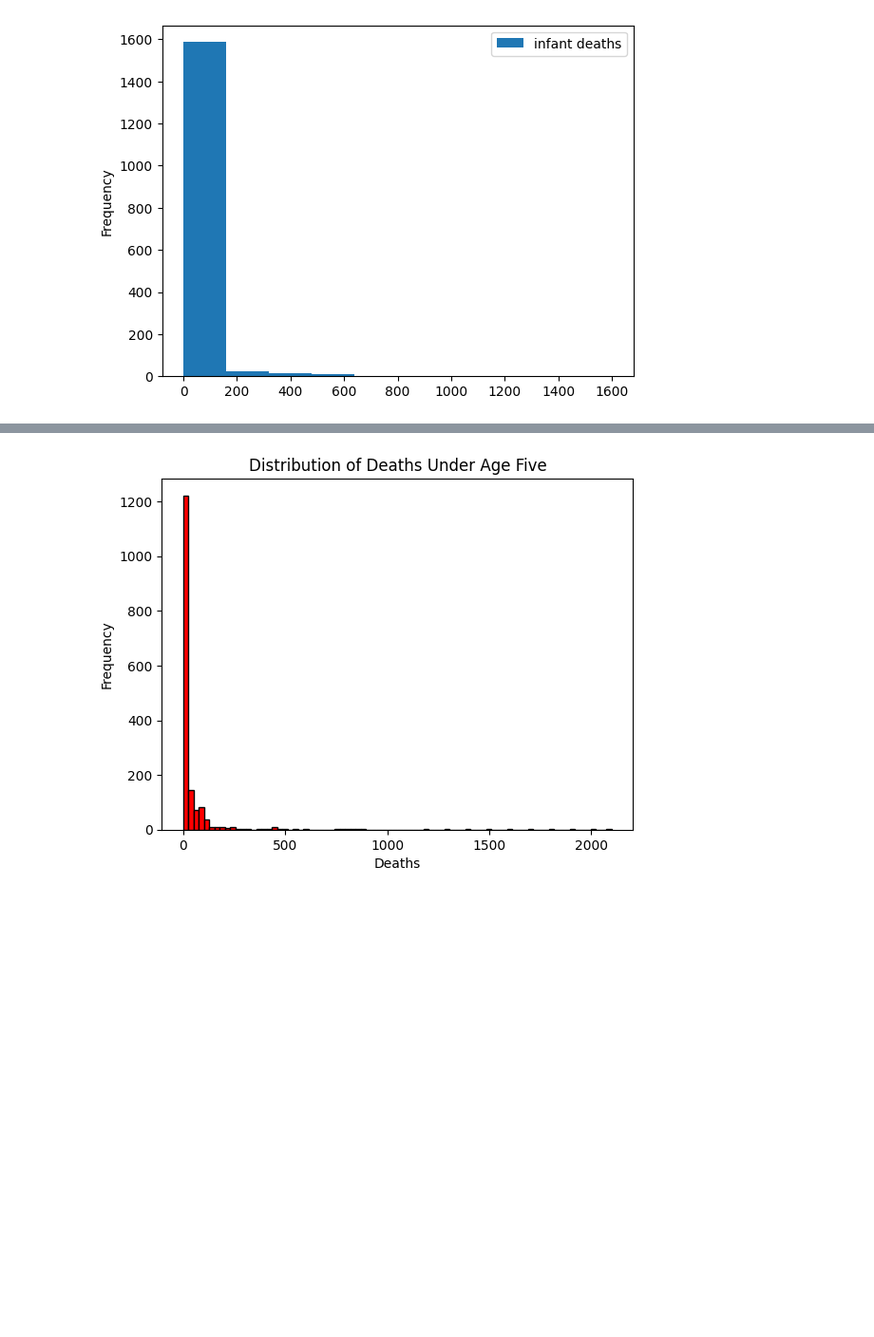
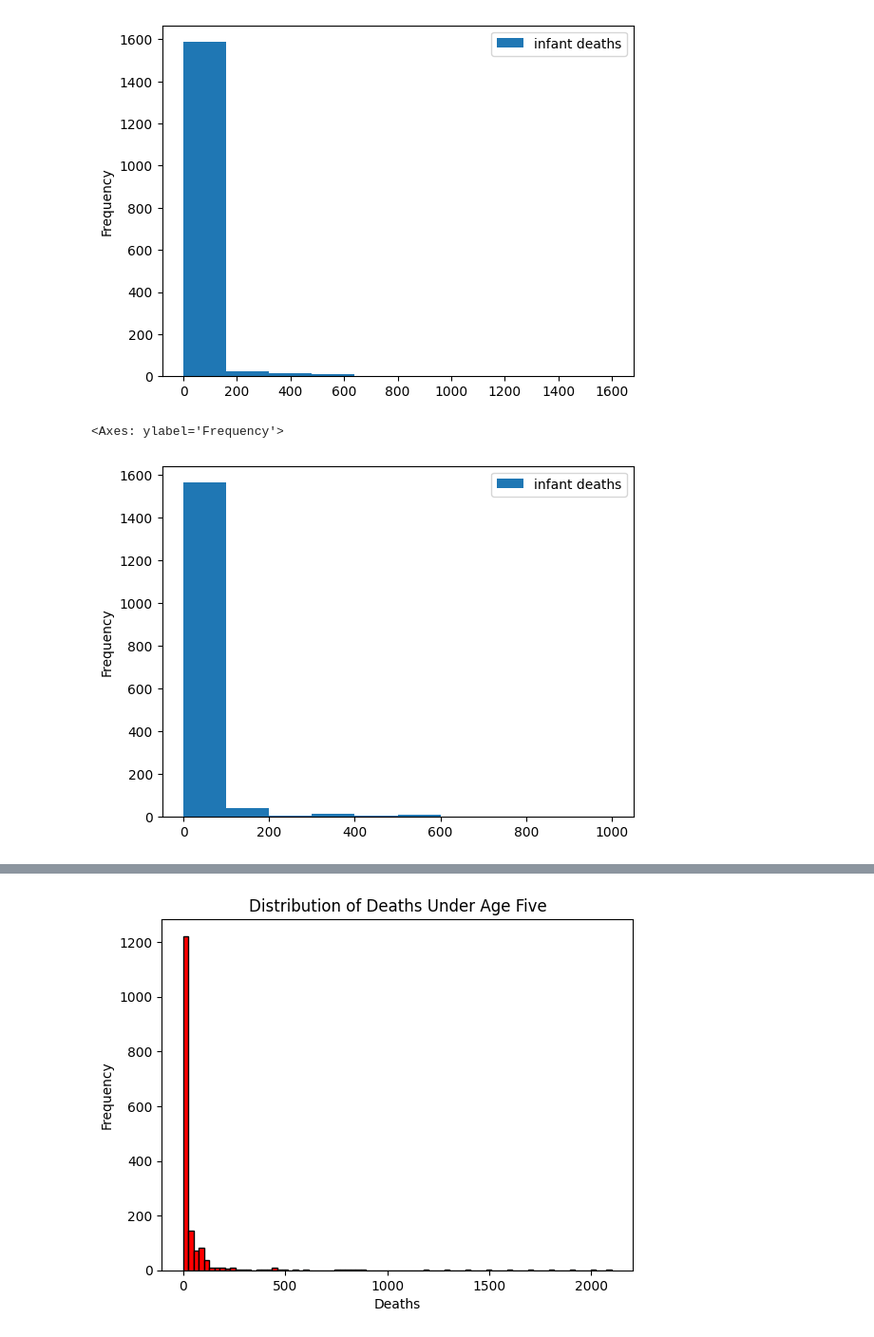
Before and after one commit to SaSheaGaston/cleaning-data-checkpoint, a Jupyter notebook: checkpoint-three.ipynb, the cells around one changed output, grey strips where cells are left out. Shown: that part at 95% size. Cells and saved outputs as stored; diff of their text form; code cells hidden in the pictures; blank space fills up the shorter version.

```diff
--- a/checkpoint-three.ipynb
+++ b/checkpoint-three.ipynb
@@ -71,4 +72,14 @@ df.plot.hist(column = "infant deaths")
 # %% [output]
 <Axes: ylabel='Frequency'>
 [figure]
+# %%
+# A histogram of infant deaths that filters to exclude outliers where the number is greater than
+# 1,000 since the dataset is measuring infant deaths per 1,000 live births.
+
+df_filtered_infant = df[df["infant deaths"] <= 1000]
+
+df_filtered_infant.plot.hist(column = "infant deaths")
+# %% [output]
+<Axes: ylabel='Frequency'>
+[figure, added]
 # %%
```
Also changed, not shown: parts of 14 cells of this notebook.
